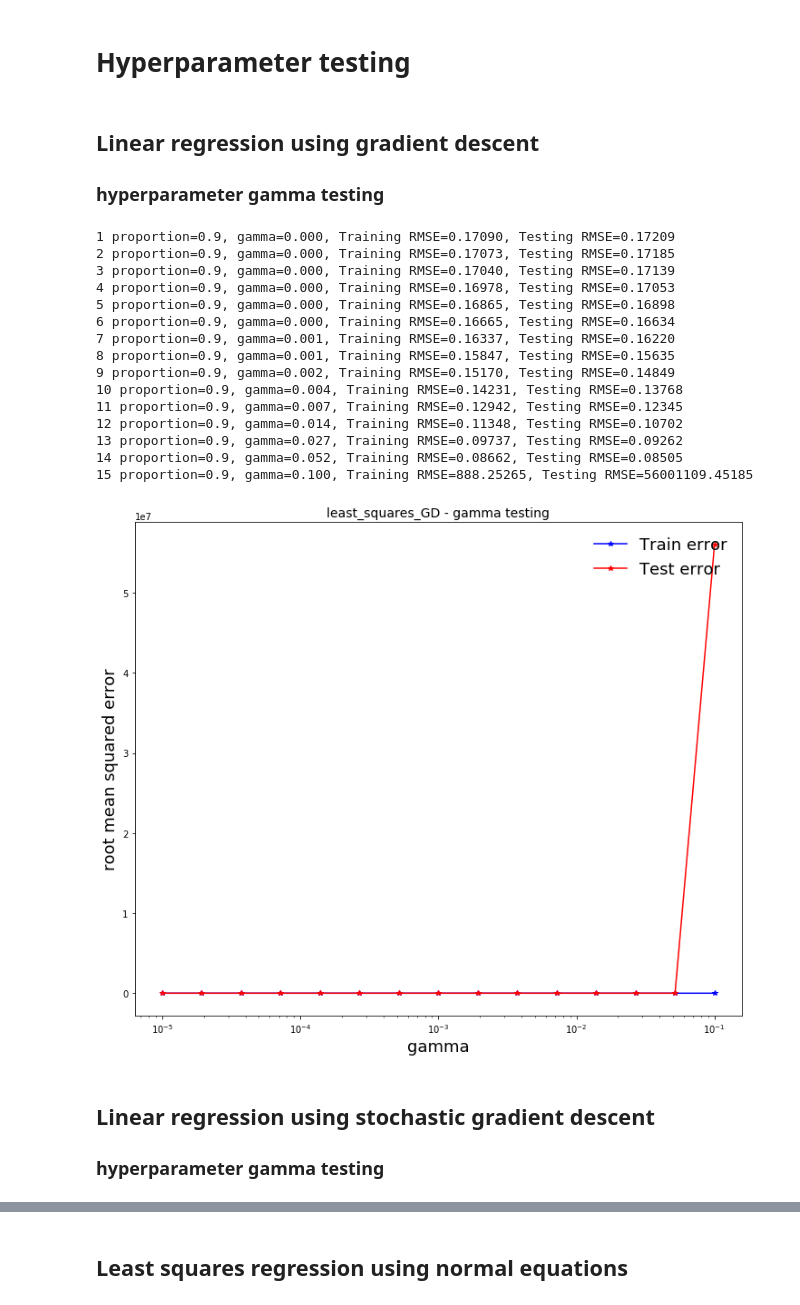
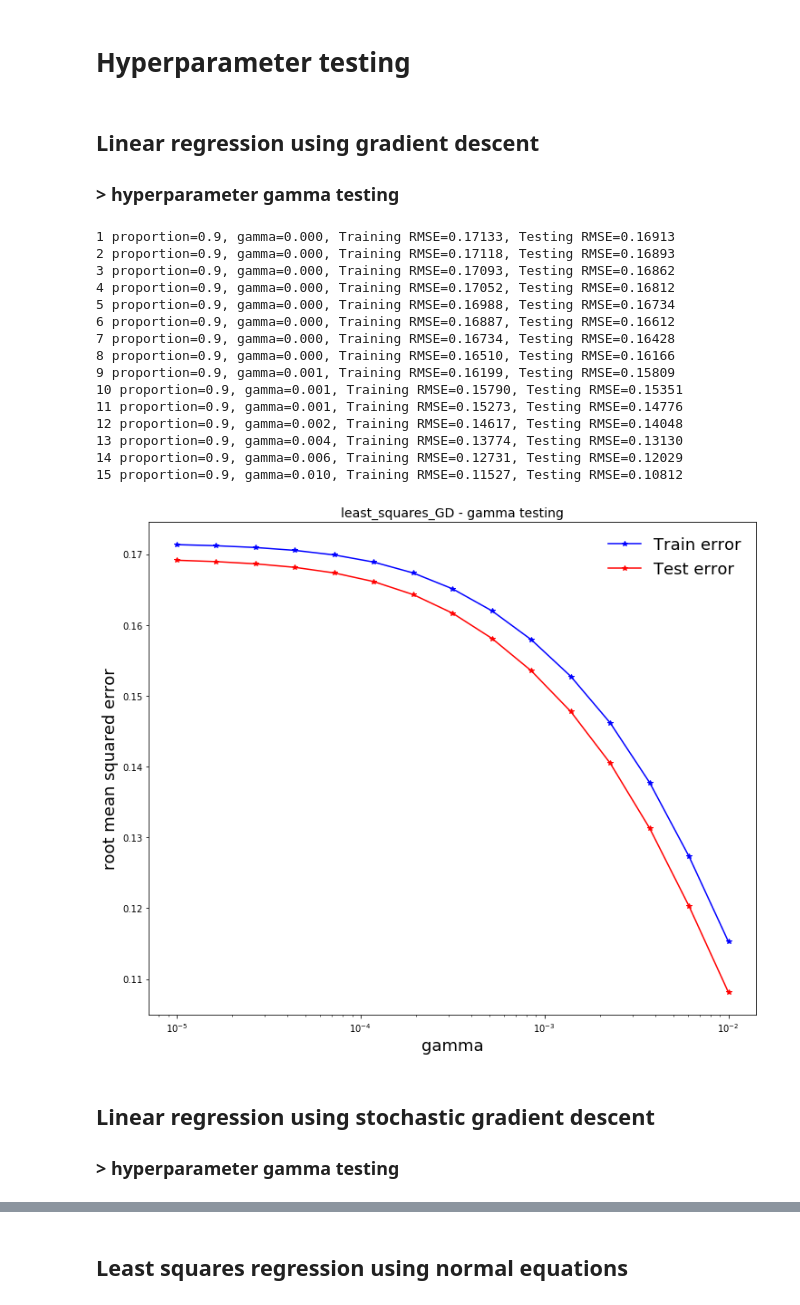
Before and after one commit to lostinstaches/HiggsBosonChallengeCERN, a Jupyter notebook: book.ipynb, the cells around one changed output, grey strips where cells are left out. Cells and saved outputs as stored; diff of their text form; code cells hidden in the pictures.

```diff
--- a/book.ipynb
+++ b/book.ipynb
@@ -131,43 +107,43 @@ def regression_gamma_testing(y, x, ratio, seed, test_range, method_name, params,
 # %% [markdown]
 ## Linear regression using gradient descent
-### hyperparameter gamma testing
+### > hyperparameter gamma testing
 # %%
 # seed for splitting
 seed = 1234
 # seed for splitting
 split_ratio = ratio_for_splitting
 # range of gamma to plot (from, to, iterations)
-gamma_range_gd = np.logspace(-5, -1, 15)
+gamma_range_gd = np.logspace(-5, -2, 15)
 # iterations per gamma
 iteration_gd = 10
 # params for LS-GD
 params = {
     'gamma': 0.0005,
     'initial_w': np.zeros(X_train.shape[1]),
     'max_iters': iteration_gd ,
 }
 
-regression_gamma_testing(Y_train, X_train, split_ratio, seed, gamma_range_gd, "least_squares_GD", params, "gamma")
+plot_lib.hyperparameter_testing(Y_train, X_train, split_ratio, seed, gamma_range_gd, "least_squares_GD", params, "gamma")
 # %% [output]
-1 proportion=0.9, gamma=0.000, Training RMSE=0.17090, Testing RMSE=0.17209
-2 proportion=0.9, gamma=0.000, Training RMSE=0.17073, Testing RMSE=0.17185
-3 proportion=0.9, gamma=0.000, Training RMSE=0.17040, Testing RMSE=0.17139
-4 proportion=0.9, gamma=0.000, Training RMSE=0.16978, Testing RMSE=0.17053
-5 proportion=0.9, gamma=0.000, Training RMSE=0.16865, Testing RMSE=0.16898
-6 proportion=0.9, gamma=0.000, Training RMSE=0.16665, Testing RMSE=0.16634
-7 proportion=0.9, gamma=0.001, Training RMSE=0.16337, Testing RMSE=0.16220
-8 proportion=0.9, gamma=0.001, Training RMSE=0.15847, Testing RMSE=0.15635
-9 proportion=0.9, gamma=0.002, Training RMSE=0.15170, Testing RMSE=0.14849
-10 proportion=0.9, gamma=0.004, Training RMSE=0.14231, Testing RMSE=0.13768
-11 proportion=0.9, gamma=0.007, Training RMSE=0.12942, Testing RMSE=0.12345
-12 proportion=0.9, gamma=0.014, Training RMSE=0.11348, Testing RMSE=0.10702
-13 proportion=0.9, gamma=0.027, Training RMSE=0.09737, Testing RMSE=0.09262
-14 proportion=0.9, gamma=0.052, Training RMSE=0.08662, Testing RMSE=0.08505
-15 proportion=0.9, gamma=0.100, Training RMSE=888.25265, Testing RMSE=56001109.45185
+1 proportion=0.9, gamma=0.000, Training RMSE=0.17133, Testing RMSE=0.16913
+2 proportion=0.9, gamma=0.000, Training RMSE=0.17118, Testing RMSE=0.16893
+3 proportion=0.9, gamma=0.000, Training RMSE=0.17093, Testing RMSE=0.16862
+4 proportion=0.9, gamma=0.000, Training RMSE=0.17052, Testing RMSE=0.16812
+5 proportion=0.9, gamma=0.000, Training RMSE=0.16988, Testing RMSE=0.16734
+6 proportion=0.9, gamma=0.000, Training RMSE=0.16887, Testing RMSE=0.16612
+7 proportion=0.9, gamma=0.000, Training RMSE=0.16734, Testing RMSE=0.16428
+8 proportion=0.9, gamma=0.000, Training RMSE=0.16510, Testing RMSE=0.16166
+9 proportion=0.9, gamma=0.001, Training RMSE=0.16199, Testing RMSE=0.15809
+10 proportion=0.9, gamma=0.001, Training RMSE=0.15790, Testing RMSE=0.15351
+11 proportion=0.9, gamma=0.001, Training RMSE=0.15273, Testing RMSE=0.14776
+12 proportion=0.9, gamma=0.002, Training RMSE=0.14617, Testing RMSE=0.14048
+13 proportion=0.9, gamma=0.004, Training RMSE=0.13774, Testing RMSE=0.13130
+14 proportion=0.9, gamma=0.006, Training RMSE=0.12731, Testing RMSE=0.12029
+15 proportion=0.9, gamma=0.010, Training RMSE=0.11527, Testing RMSE=0.10812
-[figure, old version]
+[figure, new version]
 # %% [markdown]
 ## Linear regression using stochastic gradient descent
-### hyperparameter gamma testing
+### > hyperparameter gamma testing
 # %%
 gamma_range_sgd = np.logspace(-7, -2.5, 15)
 # iterations per gamma
```
Also changed, not shown: parts of 31 cells of this notebook.
